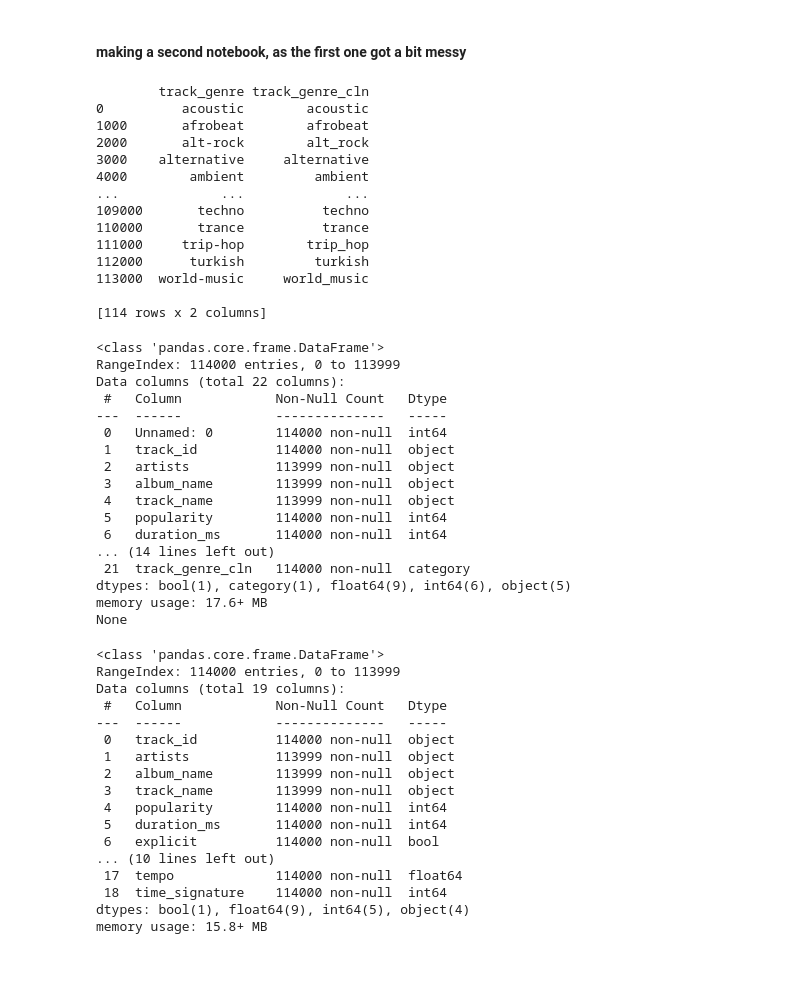
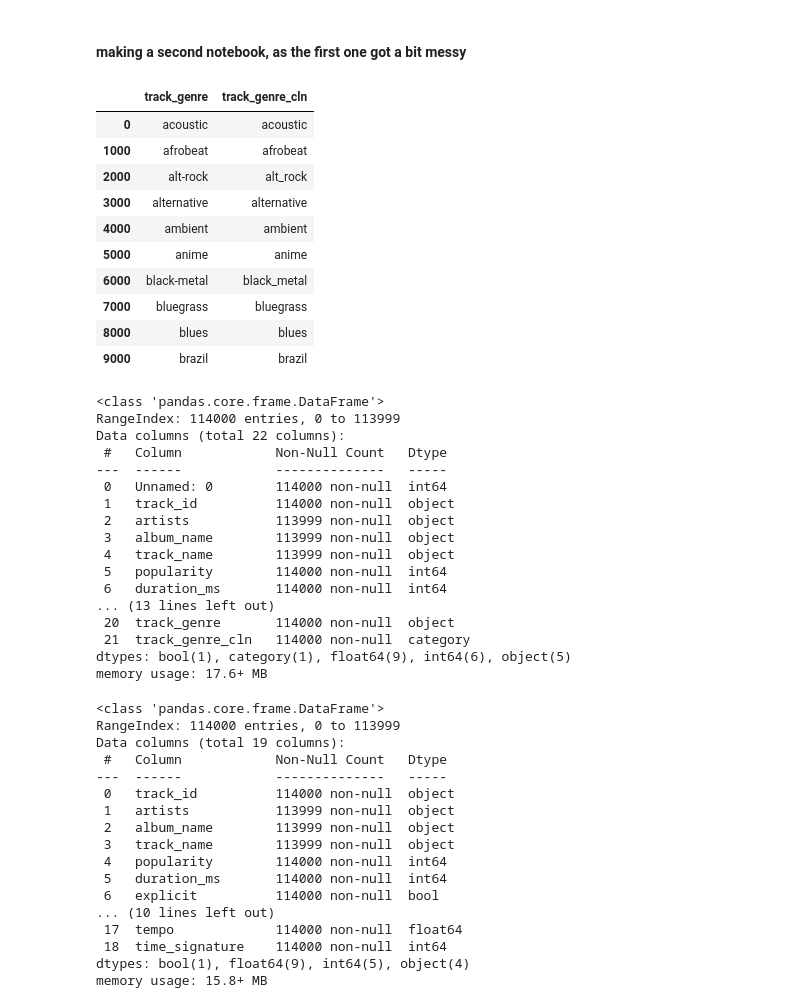
Before and after one commit to cathaldunne11/spotify_tracks, a Jupyter notebook: exploratory2.ipynb, the cells around one changed output. Drawn from its saved outputs; the diff is of its cells as text; code cells hidden in the pictures; blank space fills up the shorter version.

```diff
--- a/exploratory2.ipynb
+++ b/exploratory2.ipynb
@@ -57,33 +57,30 @@ tracks_df = pd.read_csv("datasets/dataset.csv")
 # %%
 # tidy up the genre column
 
 # first replace the hyphens with underscores
 tracks_df['track_genre_cln']  = tracks_df['track_genre'].str.replace('-','_', regex = False)
 
 # check that it worked as desired
 test = tracks_df[['track_genre', 'track_genre_cln']].drop_duplicates()
-print(test)
+test.head(10)
 
 # all good
 # %% [output]
-        track_genre track_genre_cln
-0          acoustic        acoustic
-1000       afrobeat        afrobeat
-2000       alt-rock        alt_rock
-3000    alternative     alternative
-4000        ambient         ambient
-...             ...             ...
-109000       techno          techno
-110000       trance          trance
-111000     trip-hop        trip_hop
-112000      turkish         turkish
-113000  world-music     world_music
-
-[114 rows x 2 columns]
+|  | track_genre | track_genre_cln |
+| 0 | acoustic | acoustic |
+| 1000 | afrobeat | afrobeat |
+| 2000 | alt-rock | alt_rock |
+| 3000 | alternative | alternative |
+| 4000 | ambient | ambient |
+| 5000 | anime | anime |
+| 6000 | black-metal | black_metal |
+| 7000 | bluegrass | bluegrass |
+| 8000 | blues | blues |
+| 9000 | brazil | brazil |
 # %%
 # convert the cln column to a wide
 tracks_df['track_genre_cln'] = tracks_df['track_genre_cln'].astype('category')
-print(tracks_df.info()) # worked as desired
+tracks_df.info() # worked as desired
 # %% [output]
 <class 'pandas.core.frame.DataFrame'>
 RangeIndex: 114000 entries, 0 to 113999
@@ -97,11 +94,11 @@ Data columns (total 22 columns):
  4   track_name        113999 non-null  object
  5   popularity        114000 non-null  int64
  6   duration_ms       114000 non-null  int64
-... (14 lines left out)
+... (13 lines left out)
+ 20  track_genre       114000 non-null  object
  21  track_genre_cln   114000 non-null  category
 dtypes: bool(1), category(1), float64(9), int64(6), object(5)
 memory usage: 17.6+ MB
-None
 # %%
 # solution
 # make one dataset of unique track_id, trackname, artist album etc. EXCEPT the genre, and just take the max of popularity
```
Also changed, not shown: parts of 46 cells of this notebook, 41 other files.
